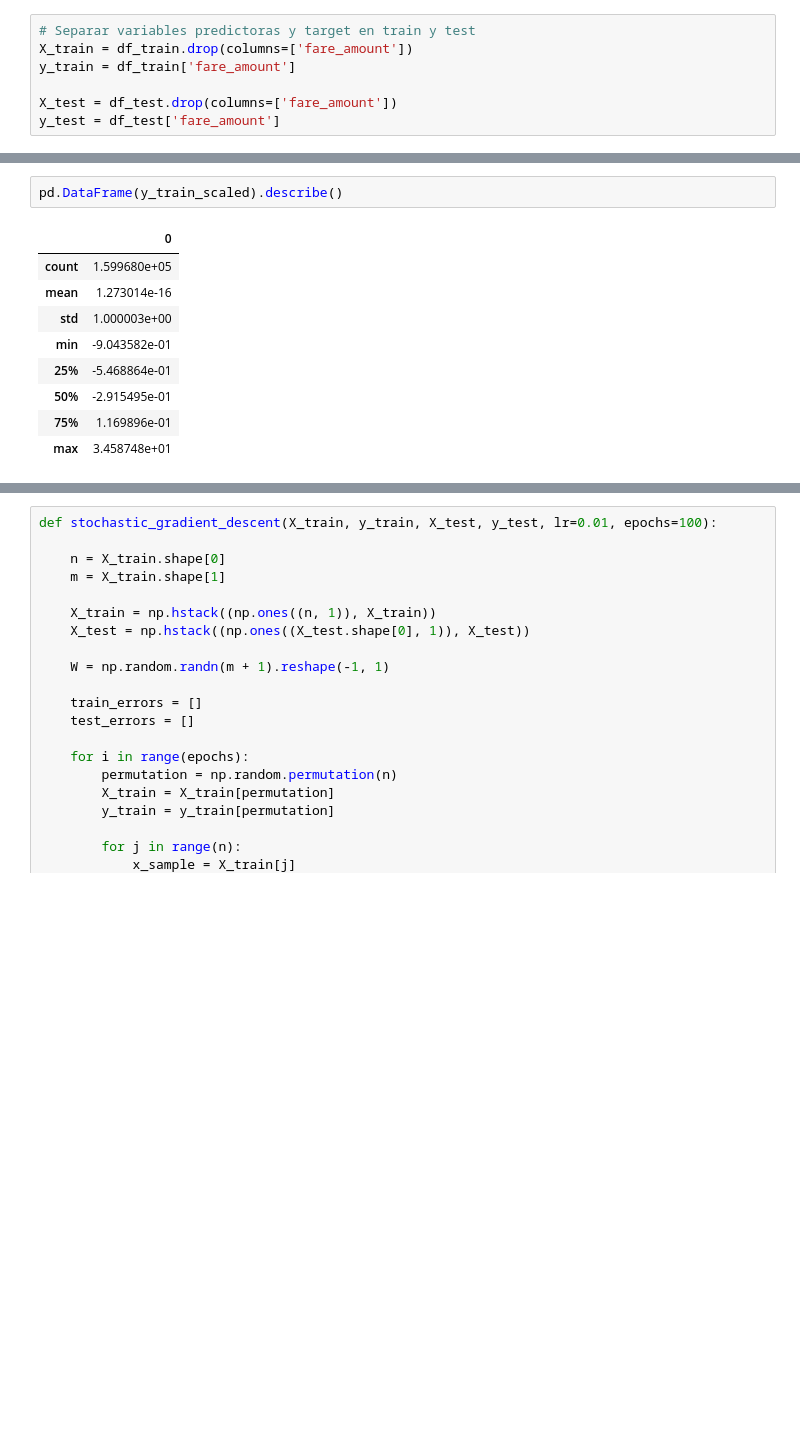
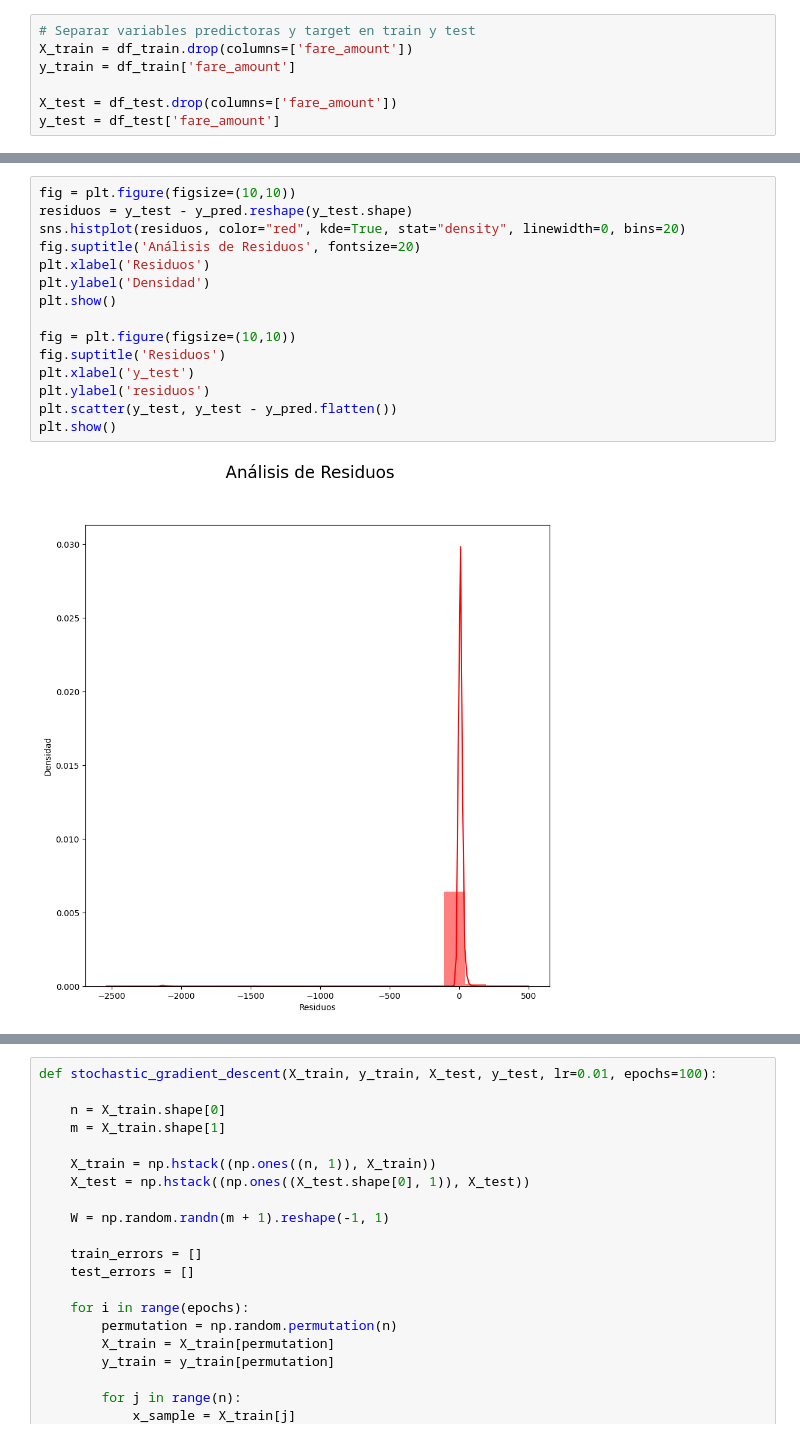
Before and after one commit to FedeZ2008/AA1-TUIA-2025C2-LEON-ZIMMER, a Jupyter notebook: TP1_Regresion.ipynb, the cells around one changed output, grey strips where cells are left out. Drawn from its saved outputs; the diff is of its cells as text; blank space fills up the shorter version.

```diff
--- a/TP1_Regresion.ipynb
+++ b/TP1_Regresion.ipynb
@@ -1445,12 +452,17 @@ plt.show()
-# %%
-pd.DataFrame(y_train_scaled).describe()
-# %% [output]
-|  | 0 |
-| count | 1.599680e+05 |
-| mean | 1.273014e-16 |
-| std | 1.000003e+00 |
-| min | -9.043582e-01 |
-| 25% | -5.468864e-01 |
-| 50% | -2.915495e-01 |
-| 75% | 1.169896e-01 |
-| max | 3.458748e+01 |
+# %%
+fig = plt.figure(figsize=(10,10))
+residuos = y_test - y_pred.reshape(y_test.shape)
+sns.histplot(residuos, color="red", kde=True, stat="density", linewidth=0, bins=20)
+fig.suptitle('Análisis de Residuos', fontsize=20)
+plt.xlabel('Residuos')
+plt.ylabel('Densidad')
+plt.show()
+
+fig = plt.figure(figsize=(10,10))
+fig.suptitle('Residuos')
+plt.xlabel('y_test')
+plt.ylabel('residuos')
+plt.scatter(y_test, y_test - y_pred.flatten())
+plt.show()
+# %% [output]
+[figure, added]
```
Also changed, not shown: parts of 60 cells of this notebook.
